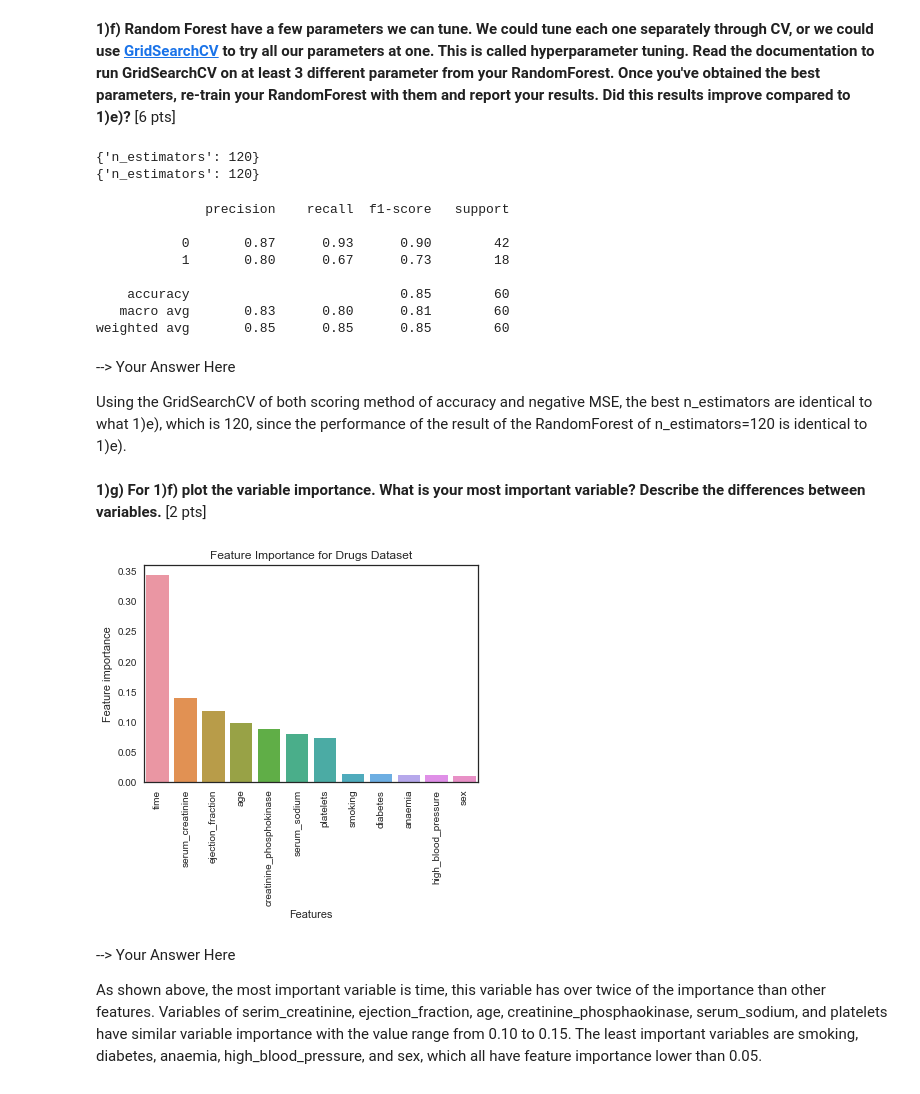
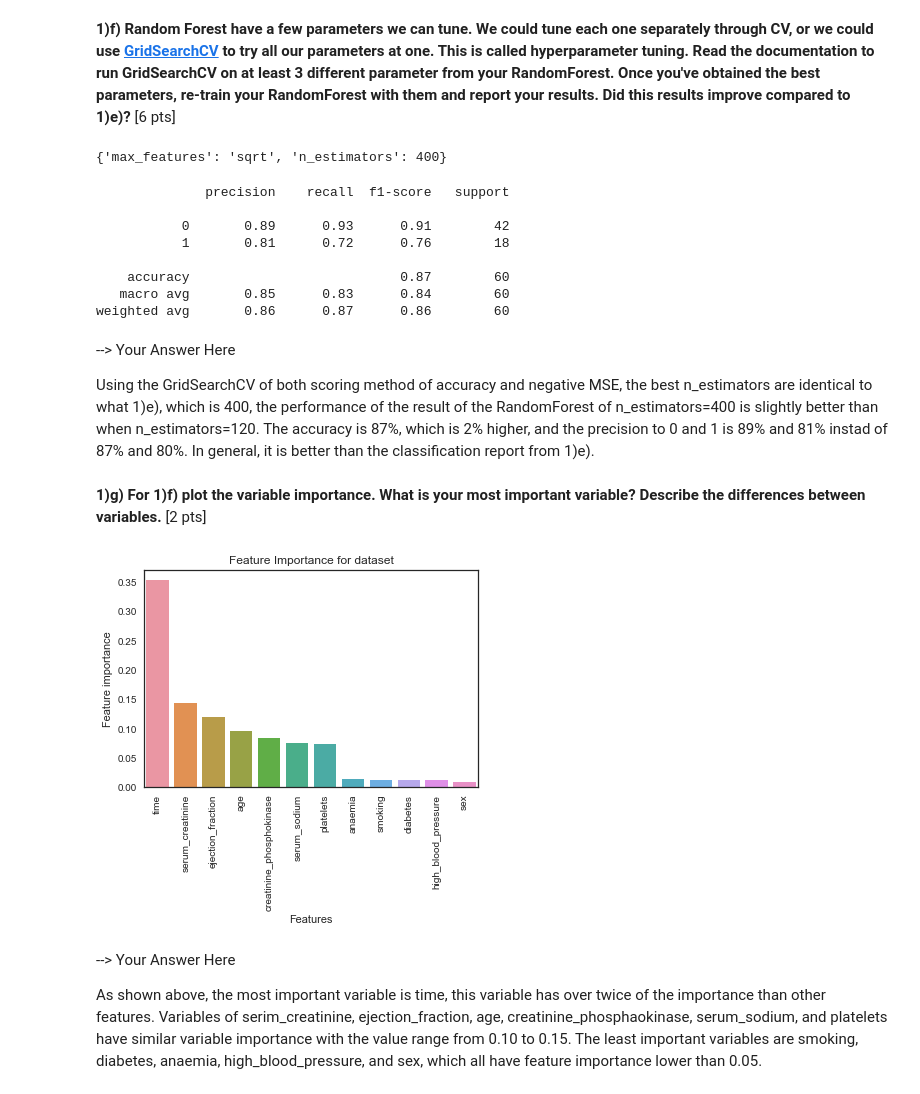
Before and after one commit to Nellyan4/data_mining, a Jupyter notebook: hw3/Homework3_F21_A2_XiYan.ipynb, the cells around one changed output. Cells and saved outputs as stored; diff of their text form; code cells hidden in the pictures.

```diff
--- a/hw3/Homework3_F21_A2_XiYan.ipynb
+++ b/hw3/Homework3_F21_A2_XiYan.ipynb
@@ -123,10 +128,11 @@ The result is relatively not good, I would say, since it only has 75% percent of
 # %% [markdown]
 **1)d) Repeat the process the process from 1)c) but this time using a RandomForestClassifier. How good are your results?** [4 pts]
 # %%
-#your code here
-rf = RandomForestClassifier(n_estimators=500, random_state=1)
+# Build RandomForestClassifier with 500 estimators and sqrt as the features
+rf = RandomForestClassifier(n_estimators=500, random_state=1, max_features='sqrt')
 rf.fit(X_train, y_train)
 rf_pred = rf.predict(X_test)
+# Output classification report
 print(classification_report(y_test, rf.predict(X_test)))
 # %% [output]
               precision    recall  f1-score   support
@@ -178,7 +190,9 @@ print(num_tree[cv_score.index(min(cv_score))])
 # %%
-rf = RandomForestClassifier(n_estimators=120, random_state=1)
+# Build RandomForestClassifier with 120 estimators and sqrt as the features
+rf = RandomForestClassifier(n_estimators=120, random_state=1, max_features='sqrt')
 rf.fit(X_train, y_train)
 rf_pred = rf.predict(X_test)
+# Print classification report
 print(classification_report(y_test, rf.predict(X_test)))
 # %% [output]
               precision    recall  f1-score   support
@@ -196,65 +210,52 @@ Tried 25 total number of times. The best number of trees with the highest CV sco
 # %% [markdown]
 **1)f) Random Forest have a few parameters we can tune. We could tune each one separately through CV, or we could use [GridSearchCV](https://scikit-learn.org/stable/modules/generated/sklearn.model_selection.GridSearchCV.html) to try all our parameters at one. This is called hyperparameter tuning. Read the documentation to run GridSearchCV on at least 3 different parameter from your RandomForest. Once you've obtained the best parameters, re-train your RandomForest with them and report your results. Did this results improve compared to 1)e)?** [6 pts]
 # %%
-#your code here
-#Create the parameters list you wish to tune
-parameters = {'n_estimators':range(20, 520, 20)}
-
-#Initialize the classifier
+# Create the parameters dictionary that tune n_estimators and max_features
+parameters = {'n_estimators':range(20, 520, 20), 'max_features':['sqrt', 'log2']}
+# Initialize the classifier
 rf = RandomForestClassifier(random_state=1)
-
-#Perform grid search on the classifier using the accuracy as the scoring method
-clf = GridSearchCV(rf, param_grid=parameters, scoring='accuracy', cv=10)
-
-#Fit the grid search object to the training data and find the optimal parameters
+# Perform grid search on the classifier using the tuned parameters
+clf = GridSearchCV(rf, param_grid=parameters)
 clf.fit(X_train,y_train)
-
-# print the best n_estimators
+# print the best max_features and the best n_estimators
 print(clf.best_params_)
-
-#Perform grid search on the classifier using the negative MSE as the scoring method
-clf = GridSearchCV(rf, param_grid=parameters, scoring='neg_mean_squared_error', cv=10)
-
-#Fit the grid search object to the training data and find the optimal parameters
-clf.fit(X_train,y_train)
-
-# print the best n_estimators
-print(clf.best_params_)
 # %% [output]
-{'n_estimators': 120}
-{'n_estimators': 120}
+{'max_features': 'sqrt', 'n_estimators': 400}
 # %%
-rf = RandomForestClassifier(n_estimators=120, random_state=1)
+# Build RandomForestClassifier with 400 estimators and sqrt as the features
+rf = RandomForestClassifier(n_estimators=400, random_state=1, max_features='sqrt')
 rf.fit(X_train, y_train)
 rf_pred = rf.predict(X_test)
+# Print classification report
 print(classification_report(y_test, rf.predict(X_test)))
 # %% [output]
               precision    recall  f1-score   support
 
-           0       0.87      0.93      0.90        42
-           1       0.80      0.67      0.73        18
+           0       0.89      0.93      0.91        42
+           1       0.81      0.72      0.76        18
 
-    accuracy                           0.85        60
-   macro avg       0.83      0.80      0.81        60
-weighted avg       0.85      0.85      0.85        60
+    accuracy                           0.87        60
+   macro avg       0.85      0.83      0.84        60
+weighted avg       0.86      0.87      0.86        60
 # %% [markdown]
 --> Your Answer Here
 
-Using the GridSearchCV of both scoring method of accuracy and negative MSE, the best n_estimators are identical to what 1)e), which is 120, since the performance of the result of the RandomForest of n_estimators=120 is identical to 1)e).
+Using the GridSearchCV of both scoring method of accuracy and negative MSE, the best n_estimators are identical to what 1)e), which is 400, the performance of the result of the RandomForest of n_estimators=400 is slightly better than when n_estimators=120. The accuracy is 87%, which is 2% higher, and the precision to 0 and 1 is 89% and 81% instad of 87% and 80%. In general, it is better than the classification report from 1)e).
 # %% [markdown]
 **1)g) For 1)f) plot the variable importance. What is your most important variable? Describe the differences between variables.** [2 pts]
 # %%
-#your code here
+# Construct a pandas Dataframe which consist feature names and feature importances value
 forest_importances = pd.DataFrame({ 'features': feature_names, 'importances': rf.feature_importances_ })
+# Create barplot of feature importance
 sns.barplot(x="features",y="importances" ,data=forest_importances,
             order=forest_importances.sort_values('importances',ascending = False).features)
 plt.xticks(rotation=90)
-plt.title("Feature Importance for Drugs Dataset")
+plt.title("Feature Importance for dataset")
 plt.ylabel("Feature importance")
 plt.xlabel("Features")
 fig.tight_layout()
 # %% [output]
-[figure, old version]
+[figure, new version]
 # %% [markdown]
 --> Your Answer Here
 
```
Also changed, not shown: parts of 50 cells of this notebook.
